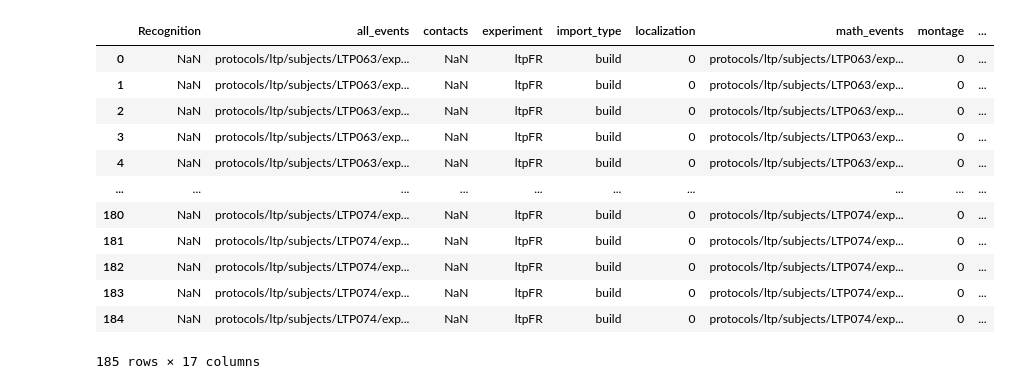
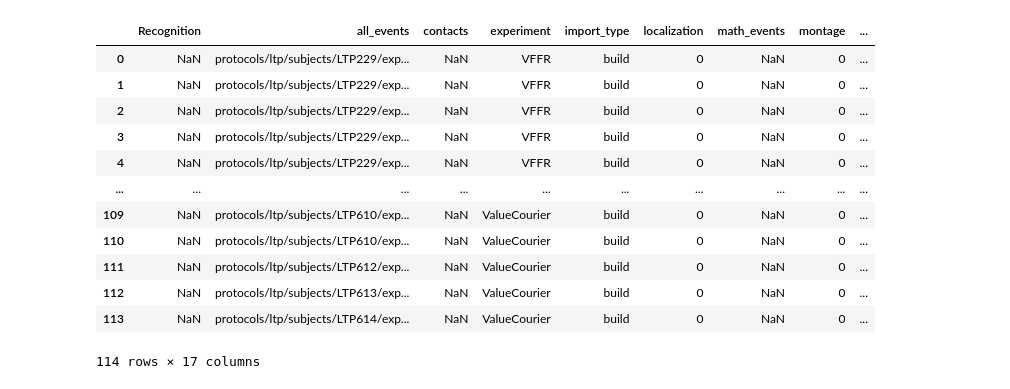
Before and after one commit to pennmem/EEGLoaderQualityCheck, a Jupyter notebook: OpenBIDS/ReportRawEEG.ipynb, the cells around one changed output. Saved outputs shown, nothing was run; the diff lists cells and outputs as text; code cells hidden in the pictures.

```diff
--- a/OpenBIDS/ReportRawEEG.ipynb
+++ b/OpenBIDS/ReportRawEEG.ipynb
@@ -753,45 +540,45 @@ Hosting the HTTP server on port 38458 instead
 # %%
 max_subjects = 10
 # experiments = ["ValueCourier", "ltpFR", "ltpFR2", "VFFR"]
-experiments = ["ltpFR"]
+experiments = ["VFFR", "ValueCourier"]
 
 subjects_to_exclude = {"LTP001", "LTP9992", "LTP9993"}  # <-- your list here
 
 df = cml.get_data_index()
 
 df_exp = df[df["experiment"].isin(experiments)].copy()
 
 # remove excluded subjects up front
 df_exp = df_exp[~df_exp["subject"].isin(subjects_to_exclude)].copy()
 
 dfs = []
 
 for exp in experiments:
     df_this = df_exp[df_exp["experiment"] == exp]
 
     subjects = (
         df_this["subject"]
         .drop_duplicates()
         .sort_values()      # deterministic
         .head(max_subjects)
     )
 
     df_keep = df_this[df_this["subject"].isin(subjects)].copy()
     dfs.append(df_keep)
 
 df_subset = pd.concat(dfs, ignore_index=True)
 df_subset
 # %% [output]
 |  | Recognition | all_events | contacts | experiment | import_type | localization | math_events | montage | ... |
-| 0 | NaN | protocols/ltp/subjects/LTP063/exp... | NaN | ltpFR | build | 0 | protocols/ltp/subjects/LTP063/exp... | 0 | ... |
-| 1 | NaN | protocols/ltp/subjects/LTP063/exp... | NaN | ltpFR | build | 0 | protocols/ltp/subjects/LTP063/exp... | 0 | ... |
-| 2 | NaN | protocols/ltp/subjects/LTP063/exp... | NaN | ltpFR | build | 0 | protocols/ltp/subjects/LTP063/exp... | 0 | ... |
-| 3 | NaN | protocols/ltp/subjects/LTP063/exp... | NaN | ltpFR | build | 0 | protocols/ltp/subjects/LTP063/exp... | 0 | ... |
-| 4 | NaN | protocols/ltp/subjects/LTP063/exp... | NaN | ltpFR | build | 0 | protocols/ltp/subjects/LTP063/exp... | 0 | ... |
+| 0 | NaN | protocols/ltp/subjects/LTP229/exp... | NaN | VFFR | build | 0 | NaN | 0 | ... |
+| 1 | NaN | protocols/ltp/subjects/LTP229/exp... | NaN | VFFR | build | 0 | NaN | 0 | ... |
+| 2 | NaN | protocols/ltp/subjects/LTP229/exp... | NaN | VFFR | build | 0 | NaN | 0 | ... |
+| 3 | NaN | protocols/ltp/subjects/LTP229/exp... | NaN | VFFR | build | 0 | NaN | 0 | ... |
+| 4 | NaN | protocols/ltp/subjects/LTP229/exp... | NaN | VFFR | build | 0 | NaN | 0 | ... |
 | ... | ... | ... | ... | ... | ... | ... | ... | ... | ... |
-| 180 | NaN | protocols/ltp/subjects/LTP074/exp... | NaN | ltpFR | build | 0 | protocols/ltp/subjects/LTP074/exp... | 0 | ... |
-| 181 | NaN | protocols/ltp/subjects/LTP074/exp... | NaN | ltpFR | build | 0 | protocols/ltp/subjects/LTP074/exp... | 0 | ... |
-| 182 | NaN | protocols/ltp/subjects/LTP074/exp... | NaN | ltpFR | build | 0 | protocols/ltp/subjects/LTP074/exp... | 0 | ... |
-| 183 | NaN | protocols/ltp/subjects/LTP074/exp... | NaN | ltpFR | build | 0 | protocols/ltp/subjects/LTP074/exp... | 0 | ... |
-| 184 | NaN | protocols/ltp/subjects/LTP074/exp... | NaN | ltpFR | build | 0 | protocols/ltp/subjects/LTP074/exp... | 0 | ... |
+| 109 | NaN | protocols/ltp/subjects/LTP610/exp... | NaN | ValueCourier | build | 0 | NaN | 0 | ... |
+| 110 | NaN | protocols/ltp/subjects/LTP610/exp... | NaN | ValueCourier | build | 0 | NaN | 0 | ... |
+| 111 | NaN | protocols/ltp/subjects/LTP612/exp... | NaN | ValueCourier | build | 0 | NaN | 0 | ... |
+| 112 | NaN | protocols/ltp/subjects/LTP613/exp... | NaN | ValueCourier | build | 0 | NaN | 0 | ... |
+| 113 | NaN | protocols/ltp/subjects/LTP614/exp... | NaN | ValueCourier | build | 0 | NaN | 0 | ... |
-185 rows × 17 columns
+114 rows × 17 columns
```
Also changed, not shown: parts of 27 cells of this notebook, 1 other file.
